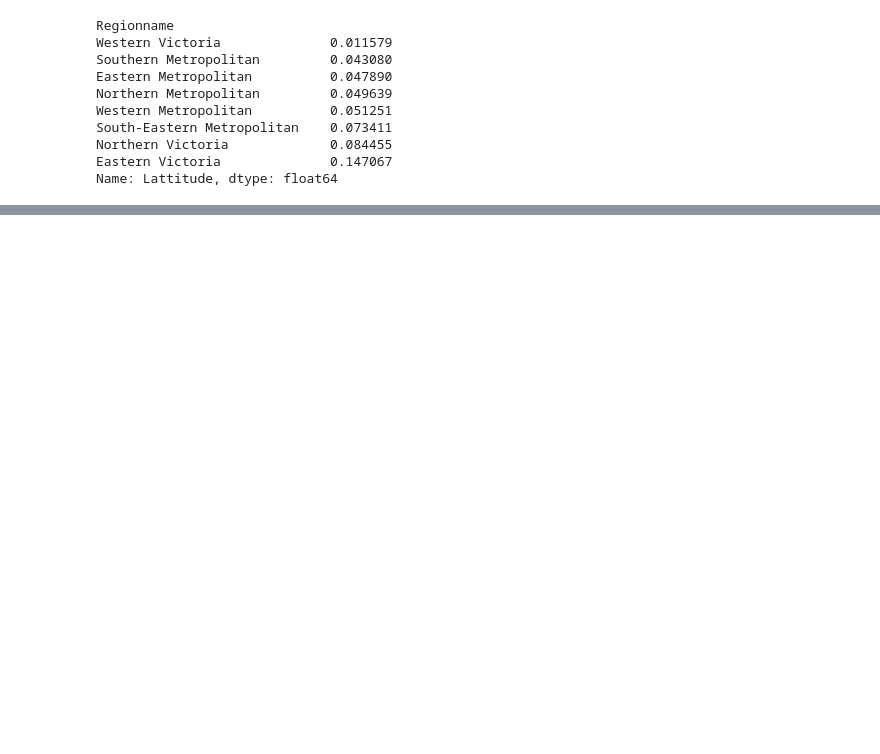
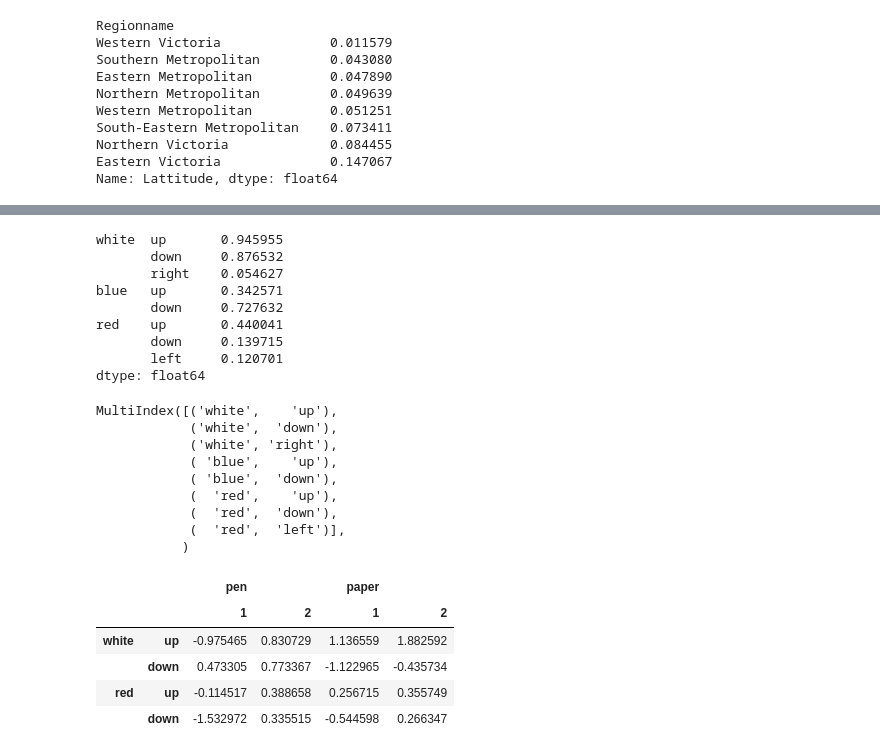
Before and after one commit to dana-log/cveeet, a Jupyter notebook: project_0/pandas/1_12.ipynb, the cells around one changed output, grey strips where cells are left out. Cells and saved outputs as stored; diff of their text form; code cells hidden in the pictures; blank space fills up the shorter version.

```diff
--- a/project_0/pandas/1_12.ipynb
+++ b/project_0/pandas/1_12.ipynb
@@ -192,0 +277,40 @@ Name: Price, dtype: float64
+# %%
+import numpy as np
+mser = pd.Series(
+    np.random.rand(8),
+	index=[['white','white','white','blue','blue','red','red','red'],
+           ['up','down','right','up','down','up','down','left']])
+display(mser)
+print(mser.index)
+
+mframe = pd.DataFrame(
+    np.random.randn(16).reshape(4,4),
+    index=[['white','white','red','red'], ['up','down','up','down']],
+    columns=[['pen','pen','paper','paper'],[1,2,1,2]]
+)
+display(mframe)
+# %% [output]
+white  up       0.945955
+       down     0.876532
+       right    0.054627
+blue   up       0.342571
+       down     0.727632
+red    up       0.440041
+       down     0.139715
+       left     0.120701
+dtype: float64
+MultiIndex([('white',    'up'),
+            ('white',  'down'),
+            ('white', 'right'),
+            ( 'blue',    'up'),
+            ( 'blue',  'down'),
+            (  'red',    'up'),
+            (  'red',  'down'),
+            (  'red',  'left')],
+           )
+|  |  | pen |  | paper |  |
+|  |  | 1 | 2 | 1 | 2 |
+| white | up | -0.975465 | 0.830729 | 1.136559 | 1.882592 |
+|  | down | 0.473305 | 0.773367 | -1.122965 | -0.435734 |
+| red | up | -0.114517 | 0.388658 | 0.256715 | 0.355749 |
+|  | down | -1.532972 | 0.335515 | -0.544598 | 0.266347 |
```
Also changed, not shown: parts of 8 cells of this notebook, 1 other file.
